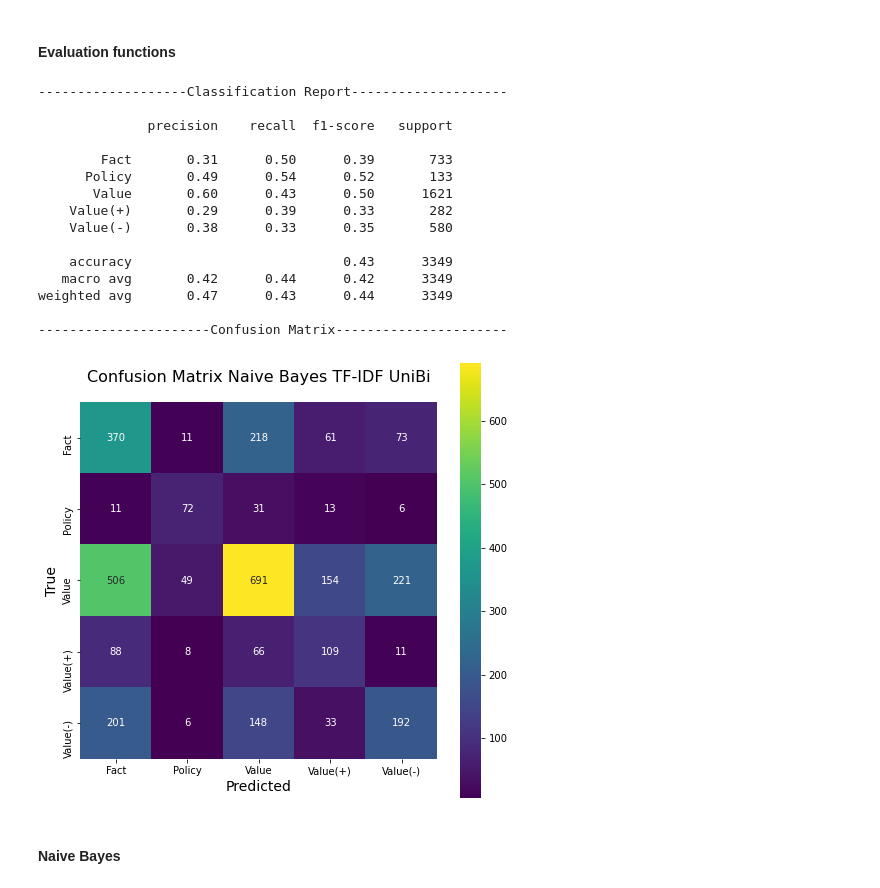
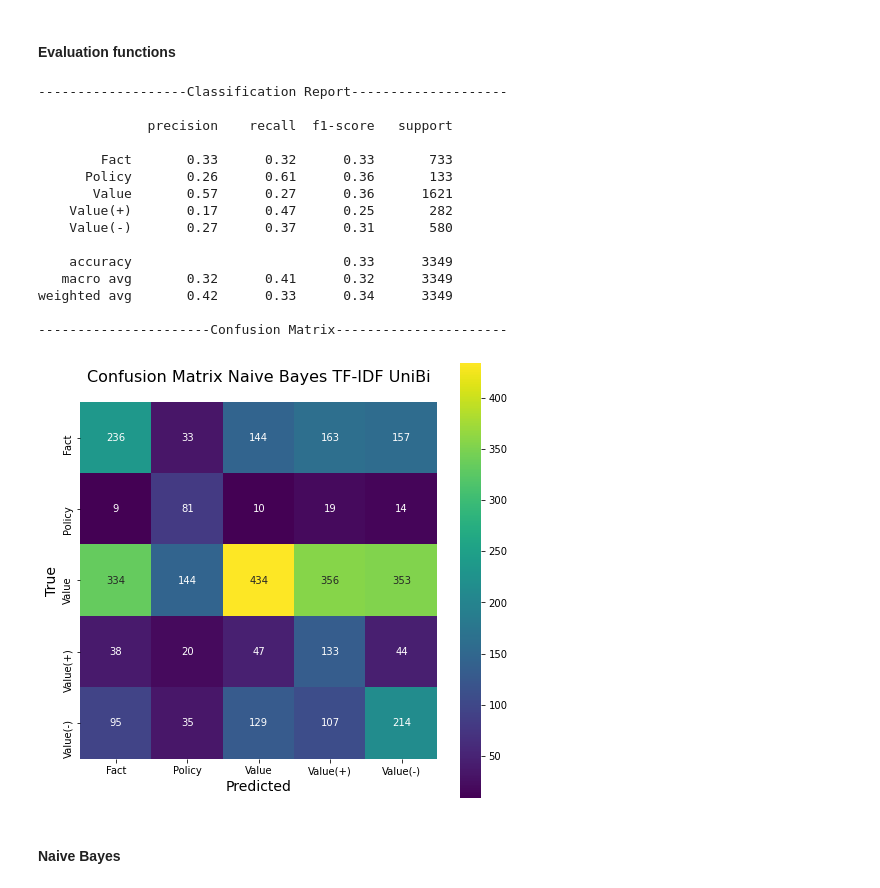
Before and after one commit to leonormgomes/FEUP_PLN, a Jupyter notebook: baseline.ipynb, the cells around one changed output. Saved outputs shown, nothing was run; the diff lists cells and outputs as text; code cells hidden in the pictures.

```diff
--- a/baseline.ipynb
+++ b/baseline.ipynb
@@ -279,31 +279,31 @@ def cross_validation(model, kfold, X, y):
 # %%
 # Test balance
 
 from sklearn.ensemble import RandomForestClassifier
 
 clfRF = RandomForestClassifier(max_depth=50)
 
-clfRF.fit(XR_res, yR_res)
+clfRF.fit(XU_res, yU_res)
 y_pred = clfRF.predict(X_test)
 
 model_evaluation(y_pred, y_test, "Naive Bayes TF-IDF UniBi")
 # %% [output]
 -------------------Classification Report--------------------
 
               precision    recall  f1-score   support
 
-        Fact       0.31      0.50      0.39       733
-      Policy       0.49      0.54      0.52       133
-       Value       0.60      0.43      0.50      1621
-    Value(+)       0.29      0.39      0.33       282
-    Value(-)       0.38      0.33      0.35       580
+        Fact       0.33      0.32      0.33       733
+      Policy       0.26      0.61      0.36       133
+       Value       0.57      0.27      0.36      1621
+    Value(+)       0.17      0.47      0.25       282
+    Value(-)       0.27      0.37      0.31       580
 
-    accuracy                           0.43      3349
-   macro avg       0.42      0.44      0.42      3349
-weighted avg       0.47      0.43      0.44      3349
+    accuracy                           0.33      3349
+   macro avg       0.32      0.41      0.32      3349
+weighted avg       0.42      0.33      0.34      3349
 
 ----------------------Confusion Matrix----------------------
-[figure, old version]
+[figure, new version]
 # %% [markdown]
 #### Naive Bayes
 # %%
```
Also changed, not shown: 8 other files.
